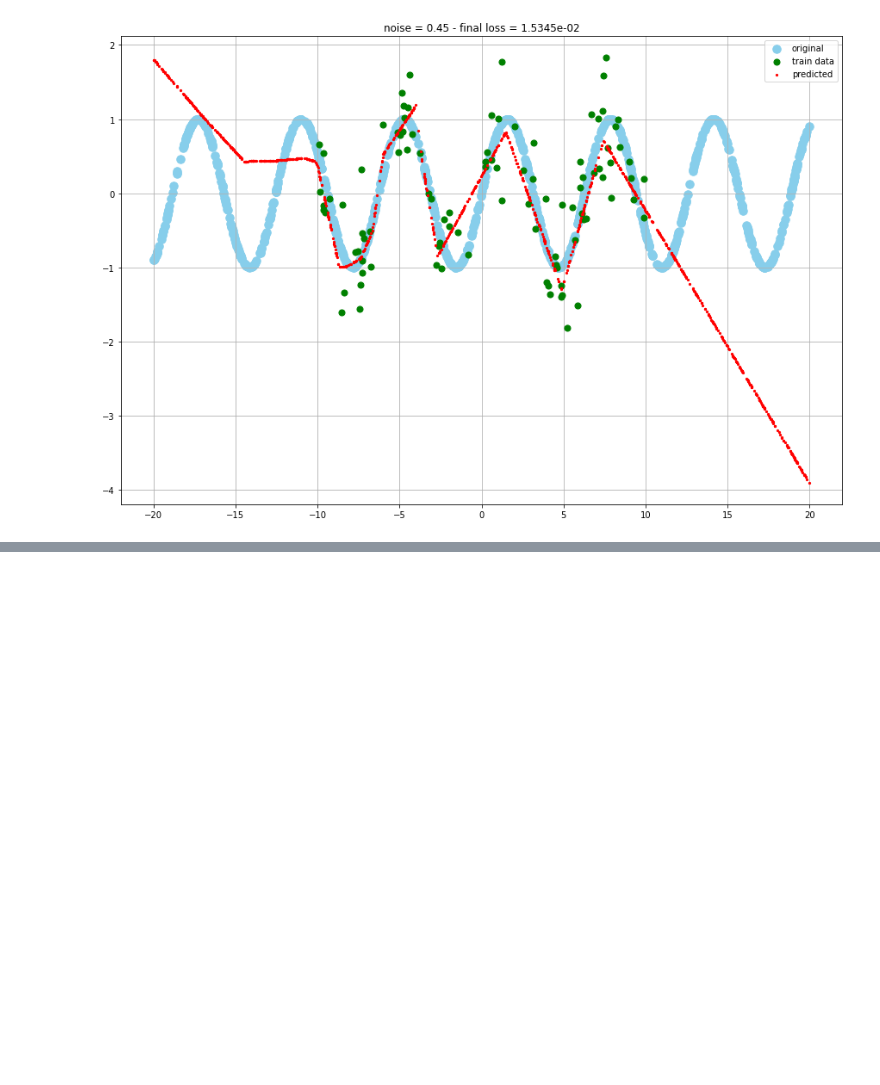
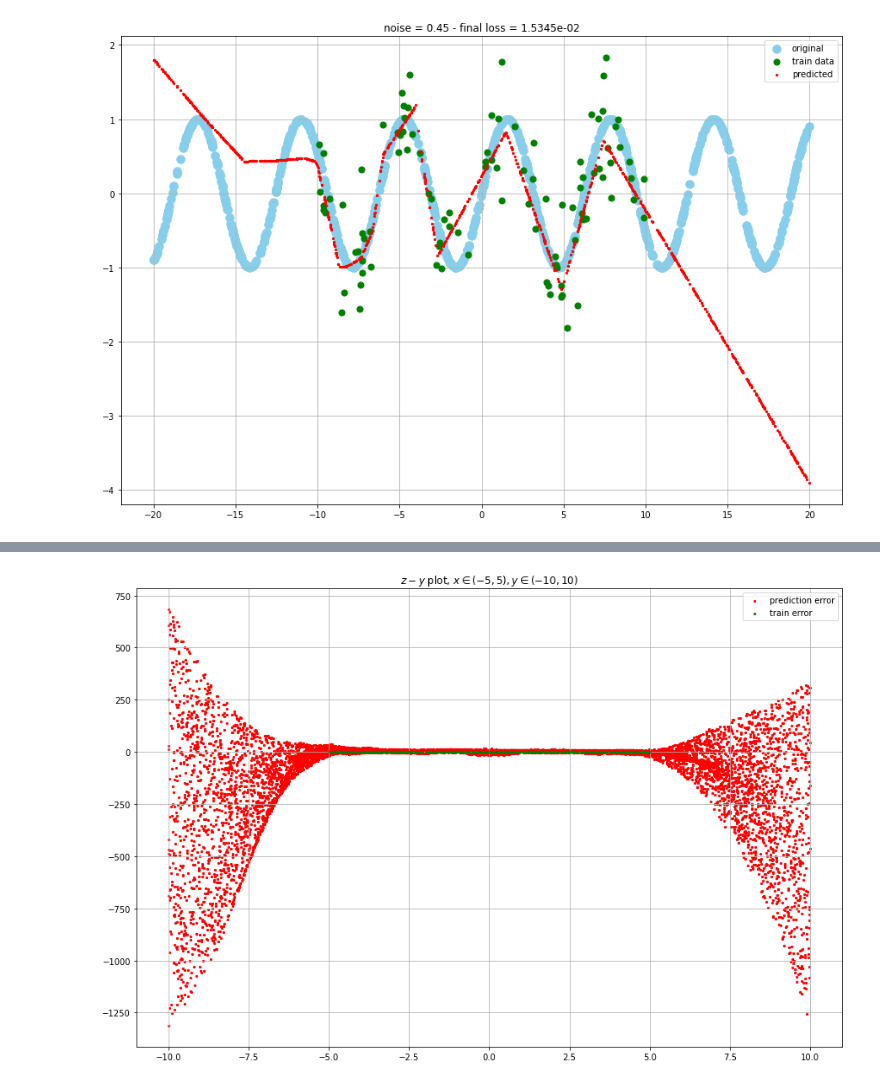
Before and after one commit to ahmadsalimi/AiProjects, a Jupyter notebook: 4. MlpNeuralNetworks/FunctionPrediction.ipynb, the cells around one changed output, grey strips where cells are left out. Cells and saved outputs as stored; diff of their text form; code cells hidden in the pictures; blank space fills up the shorter version.

```diff
--- a/4. MlpNeuralNetworks/FunctionPrediction.ipynb
+++ b/4. MlpNeuralNetworks/FunctionPrediction.ipynb
@@ -206,3 +226,7 @@ learner.plot_history('loss', ylim=(0, 0.003))
+# %%
+learner.plot_axis(np.random.uniform((-5, -10), (5, 10), (10000, 2)), 1, "$z-y$ plot, $x \\in (-5, 5), y \\in (-10, 10)$")
+# %% [output]
+[figure, added]
 # %%
 learner.accuracy(learner.X)
 # %% [output]
```
Also changed, not shown: parts of 21 cells of this notebook.
